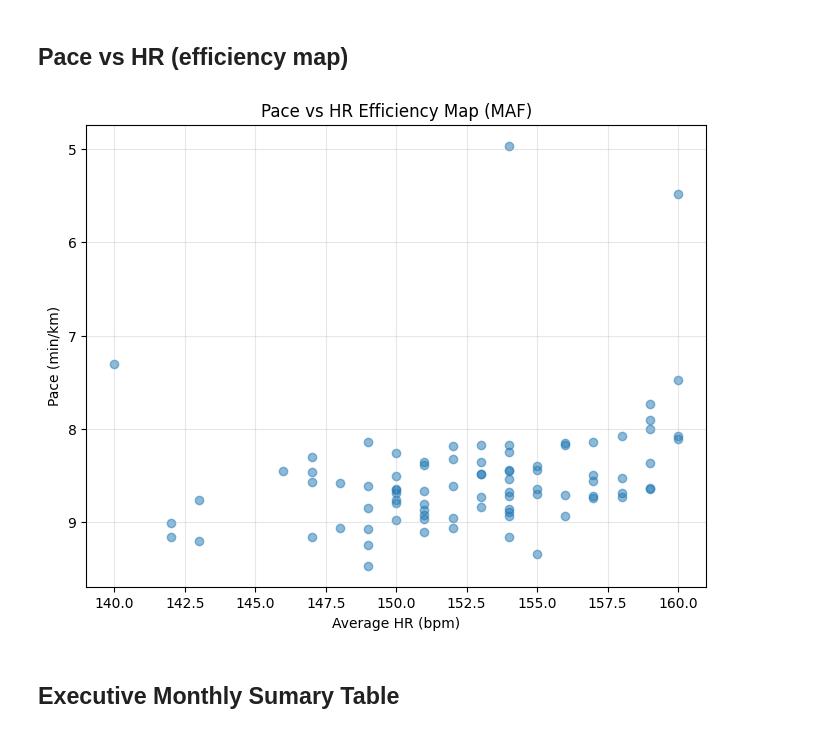
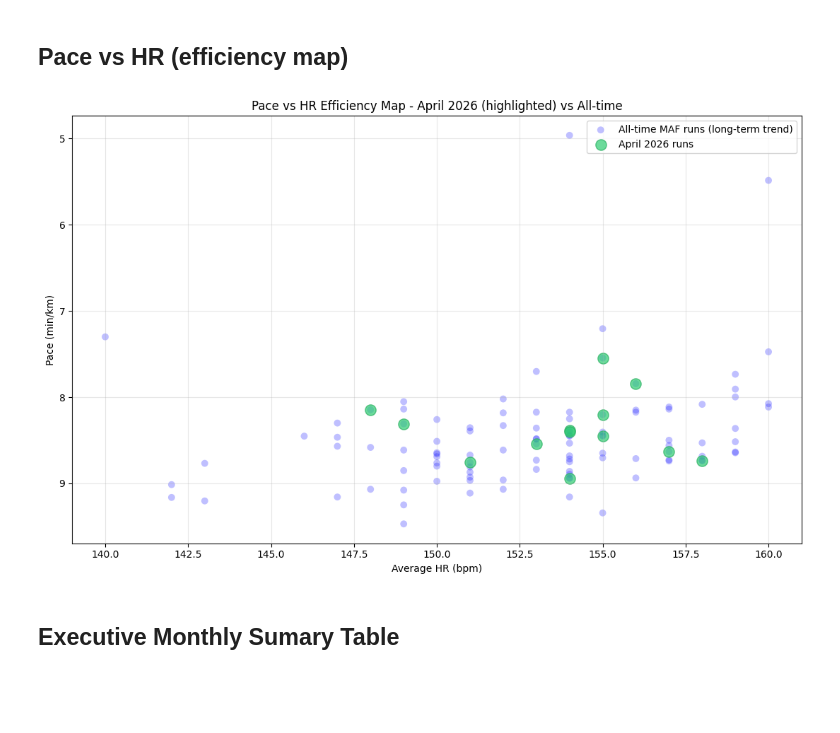
Before and after one commit to AngeloDusu/Strava-running-analysis, a Jupyter notebook: notebooks/monthly_performance_analysis.ipynb, the cells around one changed output. Saved outputs shown, nothing was run; the diff lists cells and outputs as text; code cells hidden in the pictures; blank space fills up the shorter version.

```diff
--- a/notebooks/monthly_performance_analysis.ipynb
+++ b/notebooks/monthly_performance_analysis.ipynb
@@ -128,19 +170,33 @@ plt.show()
 # %% [markdown]
 ## Pace vs HR (efficiency map)
 # %%
-maf_all = runs[runs["maf_band"].isin(["maf_clean", "maf_tolerated"])].copy()
+# All-time MAF efficiency (background - long-term trend)
+maf_all_time = runs[runs["maf_band"].isin(["maf_clean", "maf_tolerated"])].copy()
 
+# Current month MAF efficiency (highlighted)
+maf_month = april_runs[april_runs["maf_band"].isin(["maf_clean", "maf_tolerated"])].copy()
 
-plt.figure(figsize=(8,6))
-plt.scatter(maf_all["Average Heart Rate"], maf_all["pace_min_per_km"], alpha=0.5)
+plt.figure(figsize=(11,7))
+
+# Plot all-time data in light blue (background)
+plt.scatter(maf_all_time["Average Heart Rate"], maf_all_time["pace_min_per_km"],
+            alpha=0.25, s=50, color="blue", label="All-time MAF runs (long-term trend)", edgecolors="none")
+
+# Plot current month data in green (highlighted)
+plt.scatter(maf_month["Average Heart Rate"], maf_month["pace_min_per_km"],
+            alpha=0.7, s=120, color="#2ecc71", label=f"{report_month_name} {REPORT_YEAR} runs",
+            edgecolors="#27ae60", linewidth=1)
+
 plt.gca().invert_yaxis()
 plt.grid(True, alpha=0.3)
-plt.title("Pace vs HR Efficiency Map (MAF)")
+plt.title(f"Pace vs HR Efficiency Map - {report_month_name} {REPORT_YEAR} (highlighted) vs All-time")
 plt.xlabel("Average HR (bpm)")
 plt.ylabel("Pace (min/km)")
+plt.legend(loc="upper right", fontsize=10)
+plt.tight_layout()
 plt.show()
 # %% [output]
-[figure, old version]
+[figure, new version]
 # %% [markdown]
 ## Executive Monthly Sumary Table
 # %%
```
Also changed, not shown: parts of 15 cells of this notebook, 13 other files.
